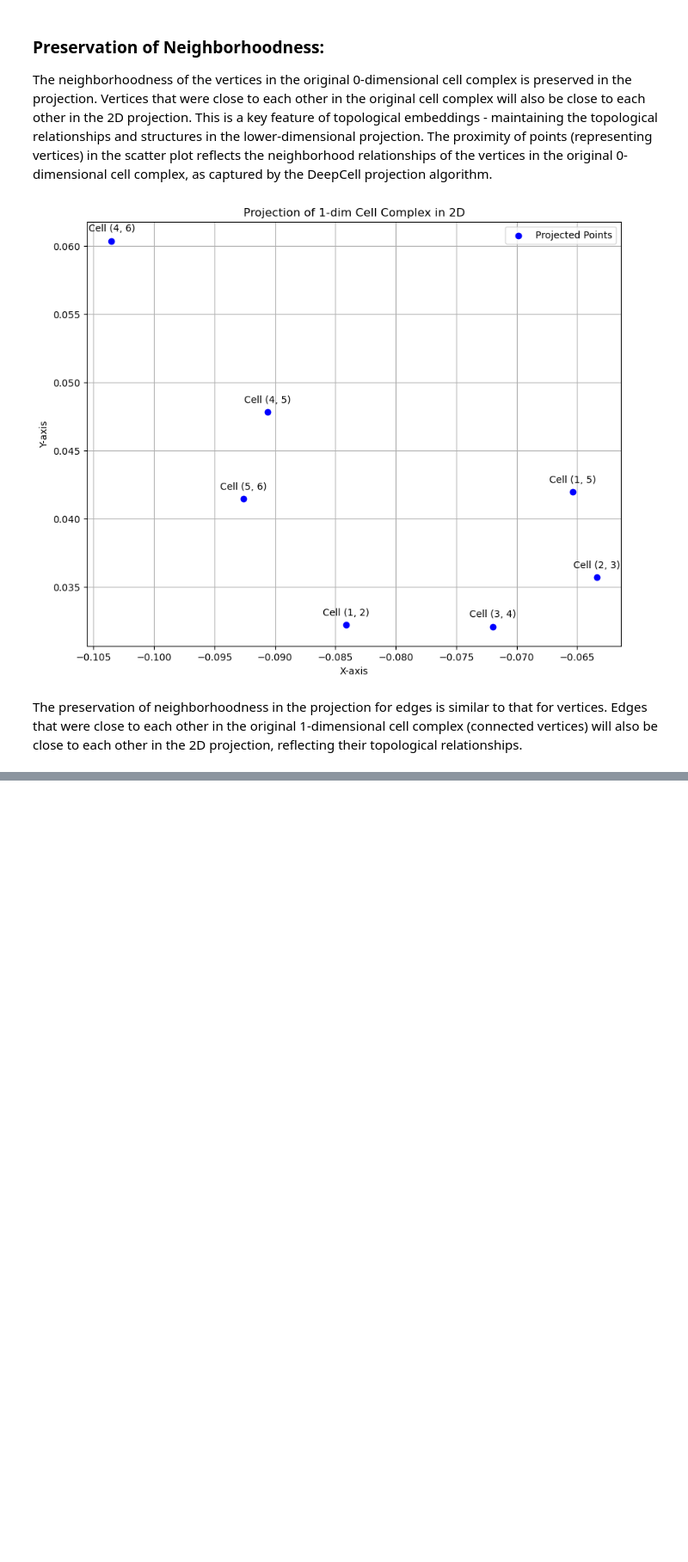
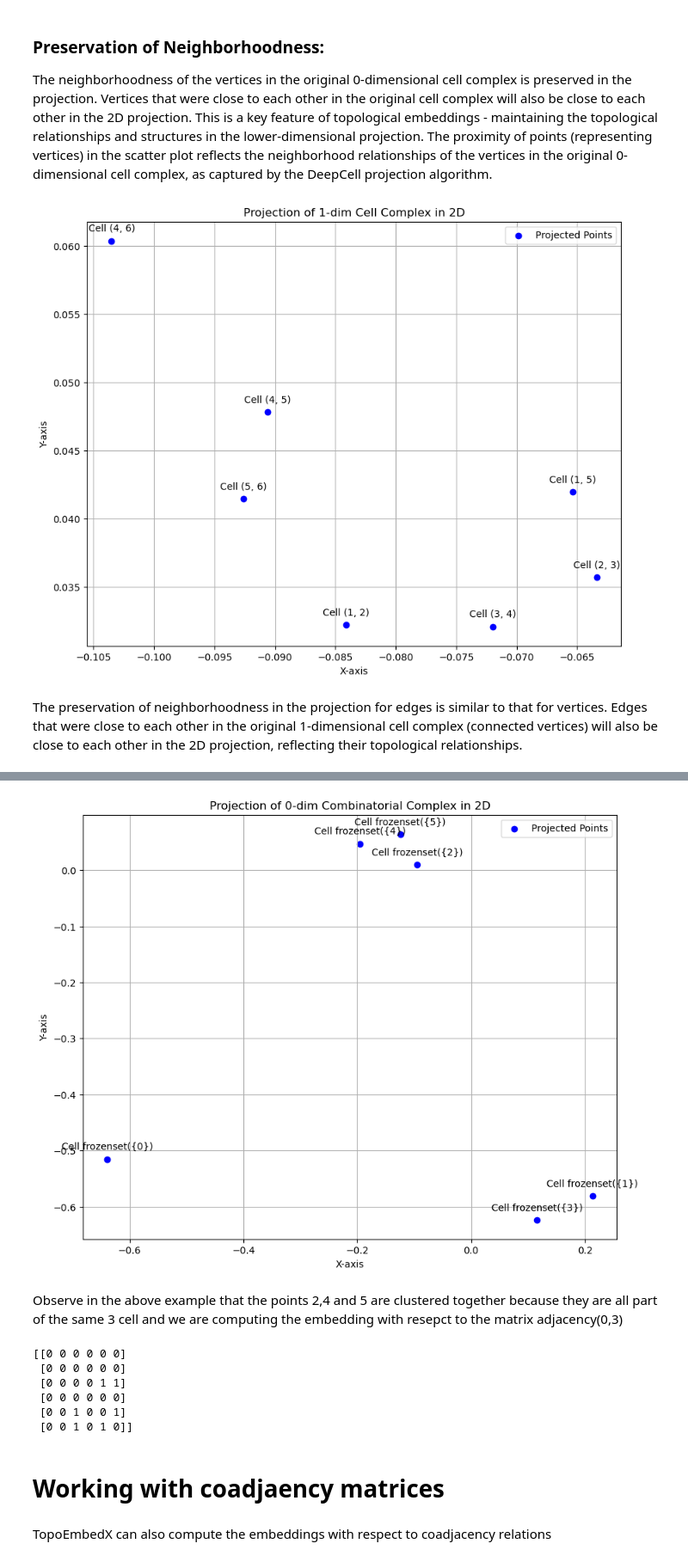
Before and after one commit to pyt-team/TopoEmbedX, a Jupyter notebook: tutorials/deepcell.ipynb, the cells around one changed output, grey strips where cells are left out. Shown: that part at 86% size. Saved outputs shown, nothing was run; the diff lists cells and outputs as text; code cells hidden in the pictures; blank space fills up the shorter version.

```diff
--- a/tutorials/deepcell.ipynb
+++ b/tutorials/deepcell.ipynb
@@ -47,7 +49,7 @@ cc = tnx.classes.CellComplex([[1, 2, 3, 4, 5], [4, 5, 6]], ranks=2)
 model = tex.DeepCell()
 
 # Fit the model to the cell complex
-model.fit(cc, neighborhood_type="adj", neighborhood_dim={"dim": 0, "codim": -1})
+model.fit(cc, neighborhood_type="adj", neighborhood_rank={"rank": 1, "via_rank": 0})
 
 # Get the embeddings
 embedded_points = model.get_embedding(get_dict=True)
@@ -96,7 +98,7 @@ cc = tnx.classes.CellComplex([[1, 2, 3, 4, 5], [4, 5, 6]], ranks=2)
 model = tex.DeepCell()
 
 # Fit the model to the cell complex
-model.fit(cc, neighborhood_type="adj", neighborhood_dim={"dim": 1, "codim": -1})
+model.fit(cc, neighborhood_type="adj", neighborhood_rank={"rank": 1, "via_rank": 0})
 
 # Get the embeddings
 embedded_points = model.get_embedding(get_dict=True)
@@ -131,0 +138,65 @@ The preservation of neighborhoodness in the projection for edges is similar to t
+# %%
+import matplotlib.pyplot as plt
+import numpy as np
+import topoembedx as tex
+import toponetx as tnx
+
+# Create a cell complex object with a few cells
+ccc = tnx.classes.CombinatorialComplex()
+
+ccc.add_cell([0, 1], rank=2)
+ccc.add_cell([1, 2], rank=2)
+ccc.add_cell([1, 2, 3, 4], rank=2)
+ccc.add_cell([2, 4, 5], rank=2)
+ccc.add_cell([2, 4, 5], rank=3)
+
+# Create a model
+model = tex.DeepCell()
+
+# Fit the model to the cell complex
+model.fit(ccc, neighborhood_type="adj", neighborhood_rank={"rank": 1, "via_rank": 0})
+
+# Get the embeddings
+embedded_points = model.get_embedding(get_dict=True)
+
+# Prepare data for plotting
+x = [embedded_points[cell][0] for cell in embedded_points]
+y = [embedded_points[cell][1] for cell in embedded_points]
+cell_labels = [f"Cell {cell}" for cell in embedded_points]
+
+# Plotting
+plt.figure(figsize=(10, 8))
+plt.scatter(x, y, c="blue", label="Projected Points")
+
+# Annotate the points to correspond with cells
+for i, label in enumerate(cell_labels):
+    plt.annotate(
+        label, (x[i], y[i]), textcoords="offset points", xytext=(0, 10), ha="center"
+    )
+
+# Label axes and add title
+plt.xlabel("X-axis")
+plt.ylabel("Y-axis")
+plt.title("Projection of 0-dim Combinatorial Complex in 2D")
+
+# Display the plot
+plt.legend()
+plt.grid(True)
+plt.show()
+# %% [output]
+[figure, added]
+# %% [markdown]
+Observe in the above example that the points 2,4 and 5 are clustered together because they are all part  of the same 3 cell and we are computing the embedding with resepct to the matrix adjacency(0,3)
+# %%
+print(ccc.adjacency_matrix(0, 3).todense())
+# %% [output]
+[[0 0 0 0 0 0]
+ [0 0 0 0 0 0]
+ [0 0 0 0 1 1]
+ [0 0 0 0 0 0]
+ [0 0 1 0 0 1]
+ [0 0 1 0 1 0]]
+# %% [markdown]
+# Working with coadjaency matrices
+# %% [markdown]
+TopoEmbedX can also compute the embeddings with respect to coadjacency relations
```
Also changed, not shown: parts of 4 cells of this notebook, 10 other files.
